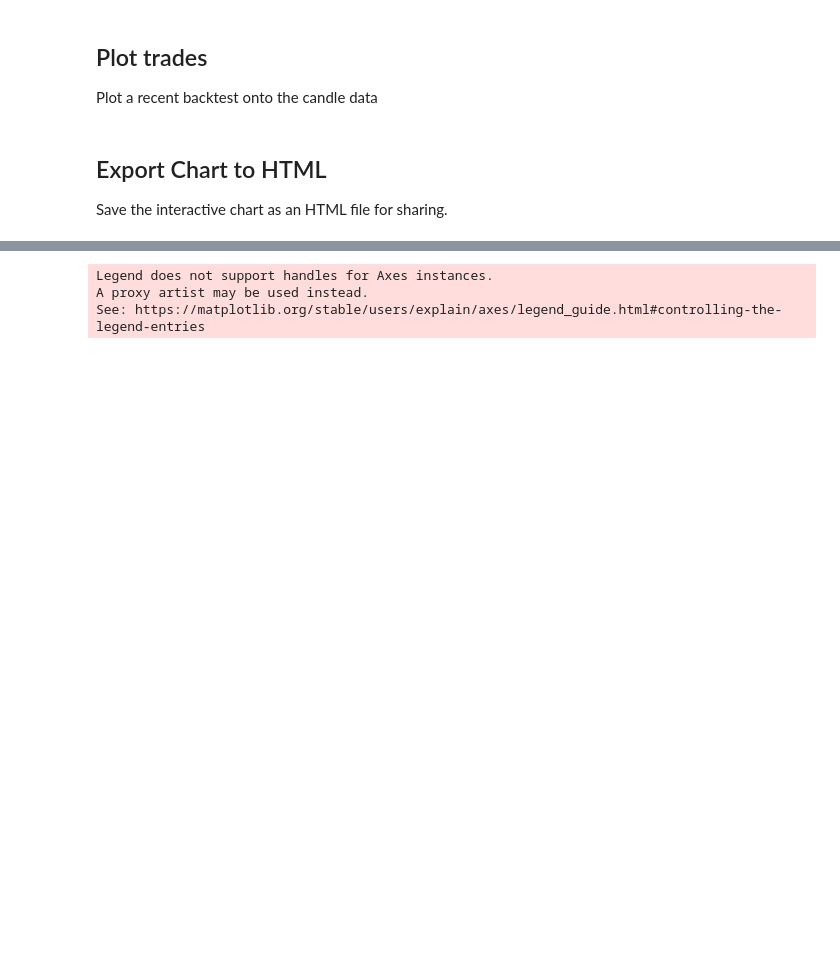
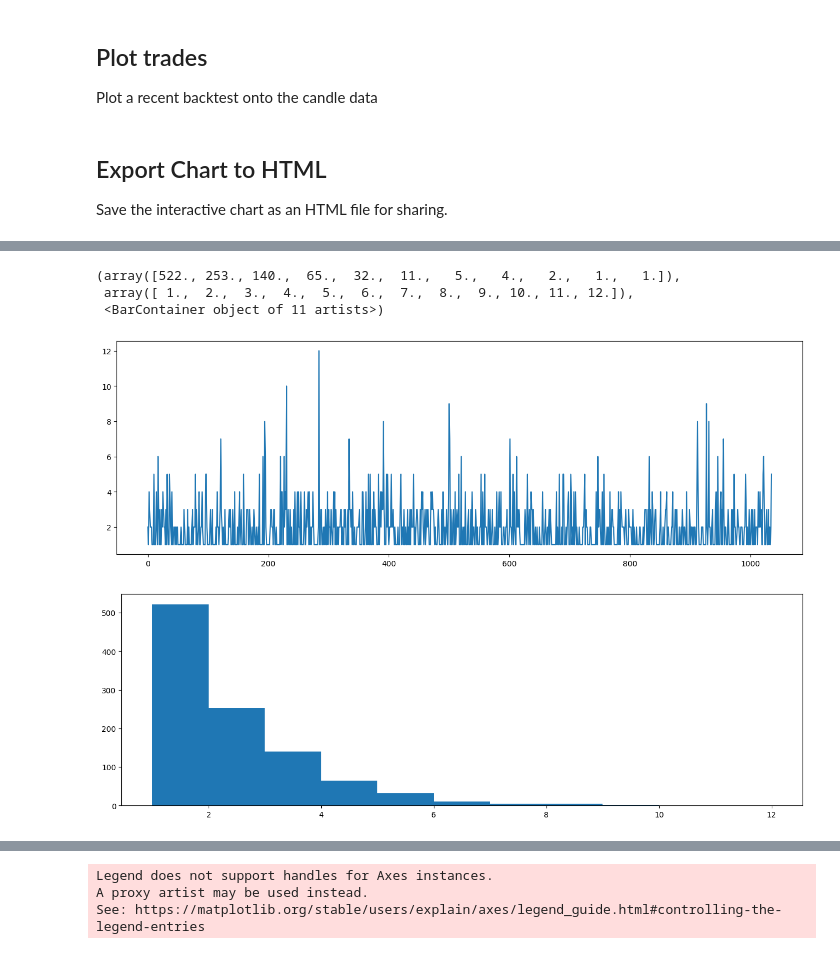
Before and after one commit to Dirkie8/trade-optimizer, a Jupyter notebook: scripts/candle_viz.ipynb, the cells around one changed output, grey strips where cells are left out. Saved outputs shown, nothing was run; the diff lists cells and outputs as text; code cells hidden in the pictures; blank space fills up the shorter version.

```diff
--- a/scripts/candle_viz.ipynb
+++ b/scripts/candle_viz.ipynb
@@ -578,0 +826,30 @@ for results_path in results_paths:
+# %%
+WL = [x['pnl']>0 for x in eval_payload['trades_detail']]
+wl = []
+ll = []
+cs = 0
+prev_ii = WL[0]
+for ii in WL:
+    if ii == prev_ii:
+        cs += 1
+    else:
+        if prev_ii:
+            wl.append(cs)
+        else:
+            ll.append(cs)
+        prev_ii = ii
+        cs = 1
+# %%
+fig5, ax5 = plt.subplots(figsize=(16, 5))
+fig6, ax6 = plt.subplots(figsize=(16, 5))
+
+# ax5.plot(wl)
+ax5.plot(ll)
+np.mean(ll)
+ax6.hist(ll, bins=max(ll)-1)
+# %% [output]
+(array([522., 253., 140.,  65.,  32.,  11.,   5.,   4.,   2.,   1.,   1.]),
+ array([ 1.,  2.,  3.,  4.,  5.,  6.,  7.,  8.,  9., 10., 11., 12.]),
+ <BarContainer object of 11 artists>)
+[figure, added]
+[figure, added]
```
Also changed, not shown: parts of 30 cells of this notebook, 25 other files.
